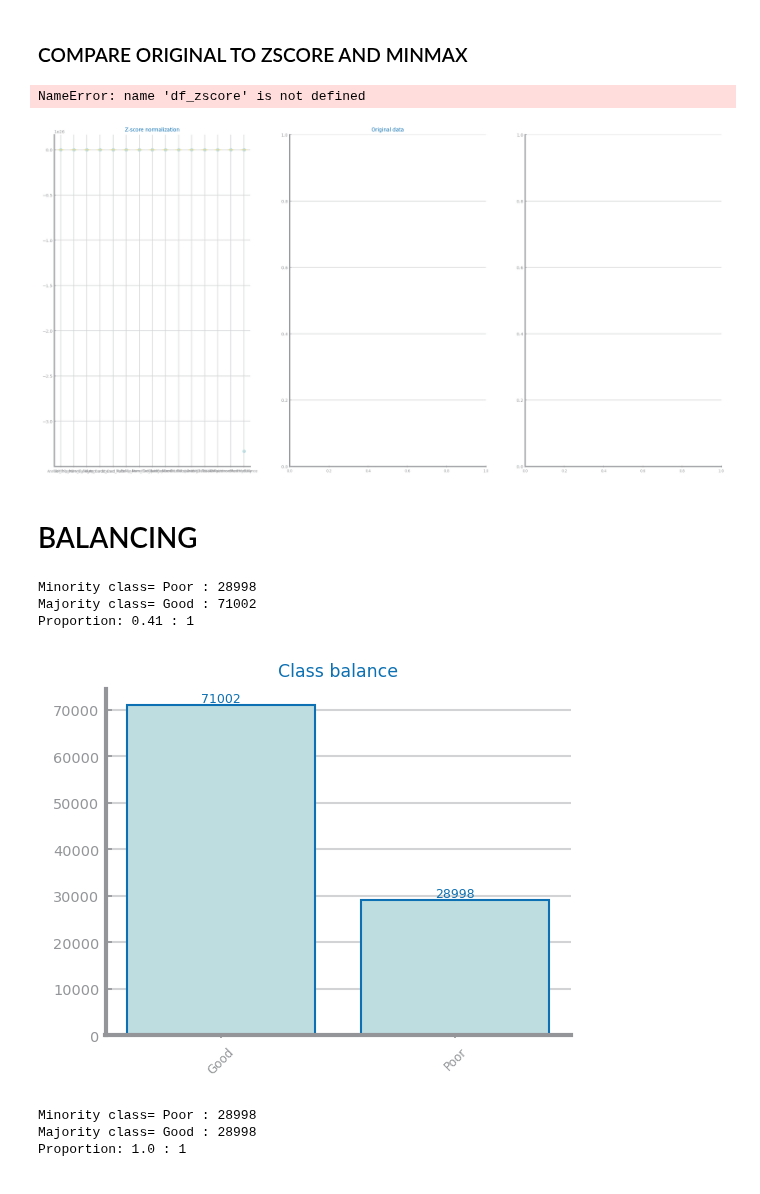
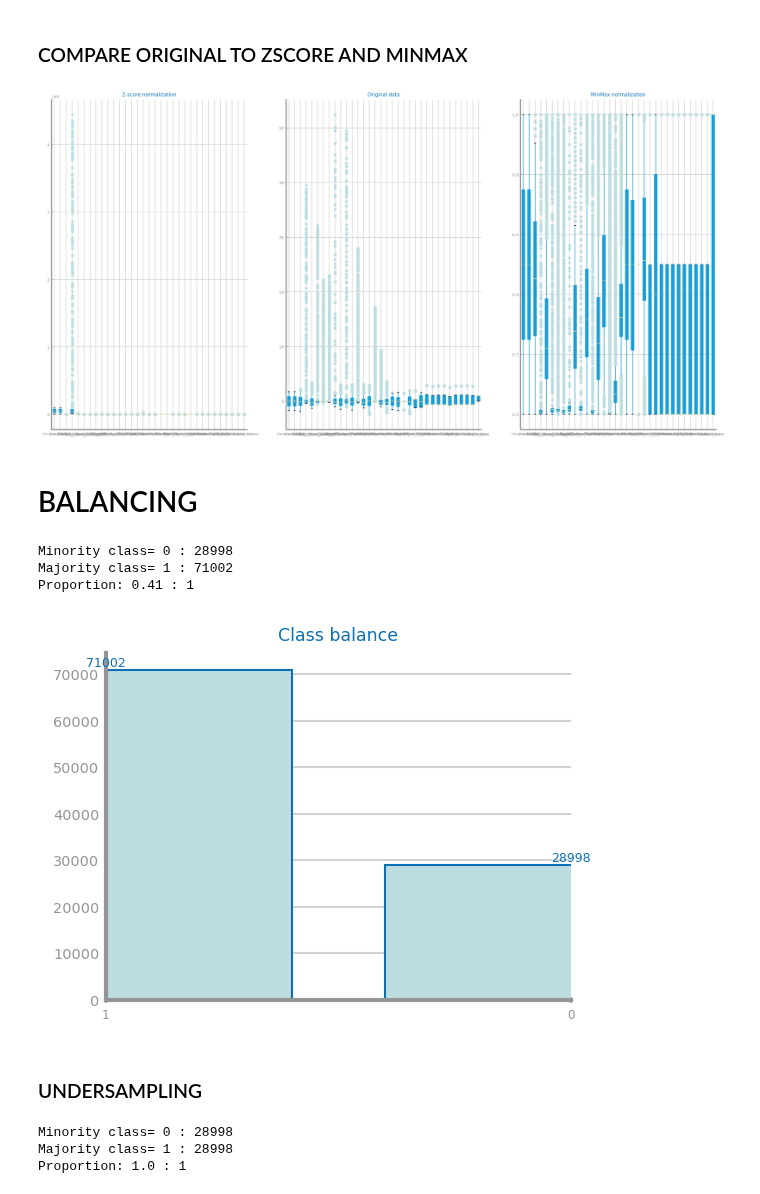
Before and after one commit to raquelfmcardoso/datascience-2023-2024-project, a Jupyter notebook: classification/credit_datapreparation.ipynb, the cells around one changed output. Drawn from its saved outputs; the diff is of its cells as text; code cells hidden in the pictures.

```diff
--- a/classification/credit_datapreparation.ipynb
+++ b/classification/credit_datapreparation.ipynb
@@ -461,6 +628,13 @@ ValueError: could not convert string to float: '0x1602'
 ### COMPARE ORIGINAL TO ZSCORE AND MINMAX
 # %%
 from matplotlib.pyplot import subplots, show
+
+file = "class_credit_score"
+data : DataFrame = read_csv('data/class_credit_score/data_preparation/outliers/replacing_outliers.csv')
+
+target = "Credit_Score"
+vars: list[str] = data.columns.to_list()
+target_data: Series = data.pop(target)
 
 fig, axs = subplots(1, 3, figsize=(20, 10), squeeze=False)
 axs[0, 1].set_title("Original data")
@@ -471,54 +645,56 @@ axs[0, 2].set_title("MinMax normalization")
 df_minmax.boxplot(ax=axs[0, 2])
 show()
 # %% [output]
-NameError: name 'df_zscore' is not defined
-[figure, old version]
+[figure, new version]
 # %% [markdown]
 # BALANCING
 # %%
 from pandas import read_csv, concat, DataFrame, Series
 from matplotlib.pyplot import figure, show
 from dslab_functions import plot_bar_chart
 
 file = "class_credit_score"
 target = "Credit_Score"
-original: DataFrame = read_csv('class_credit_score.csv')
+original: DataFrame = read_csv('data/class_credit_score/data_preparation/scaling/no_scaling.csv')
 
 target_count: Series = original[target].value_counts()
 positive_class = target_count.idxmin()
 negative_class = target_count.idxmax()
 
 print("Minority class=", positive_class, ":", target_count[positive_class])
 print("Majority class=", negative_class, ":", target_count[negative_class])
 print(
     "Proportion:",
     round(target_count[positive_class] / target_count[negative_class], 2),
     ": 1",
 )
 values: dict[str, list] = {
     "Original": [target_count[positive_class], target_count[negative_class]]
 }
 
 figure()
 plot_bar_chart(target_count.index.to_list(), target_count.to_list(), title="Class balance")
+savefig(f"images/{file_tag}/data_preparation/balancing/class_balance.png")
 show()
 # %% [output]
-Minority class= Poor : 28998
-Majority class= Good : 71002
+Minority class= 0 : 28998
+Majority class= 1 : 71002
 Proportion: 0.41 : 1
-[figure, old version]
+[figure, new version]
 # %%
 df_positives: Series = original[original[target] == positive_class]
 df_negatives: Series = original[original[target] == negative_class]
+# %% [markdown]
+### UNDERSAMPLING
 # %%
 df_neg_sample: DataFrame = DataFrame(df_negatives.sample(len(df_positives)))
 df_under: DataFrame = concat([df_positives, df_neg_sample], axis=0)
-df_under.to_csv(f"data/{file}_under.csv", index=False)
+df_under.to_csv(f"data/{file}/data_preparation/balancing/undersampling.csv", index=False)
 
 print("Minority class=", positive_class, ":", len(df_positives))
 print("Majority class=", negative_class, ":", len(df_neg_sample))
 print("Proportion:", round(len(df_positives) / len(df_neg_sample), 2), ": 1")
 # %% [output]
-Minority class= Poor : 28998
-Majority class= Good : 28998
+Minority class= 0 : 28998
+Majority class= 1 : 28998
 Proportion: 1.0 : 1
```
Also changed, not shown: parts of 40 cells of this notebook, 22 other files.
